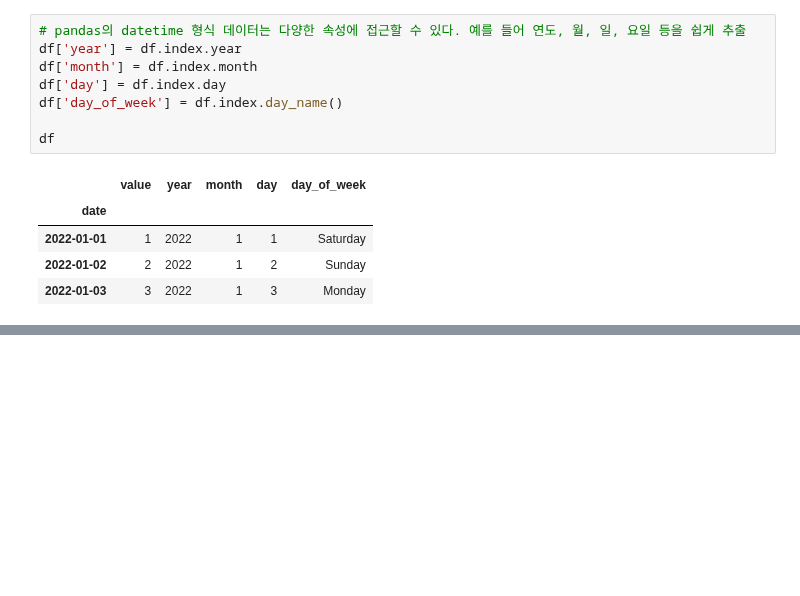
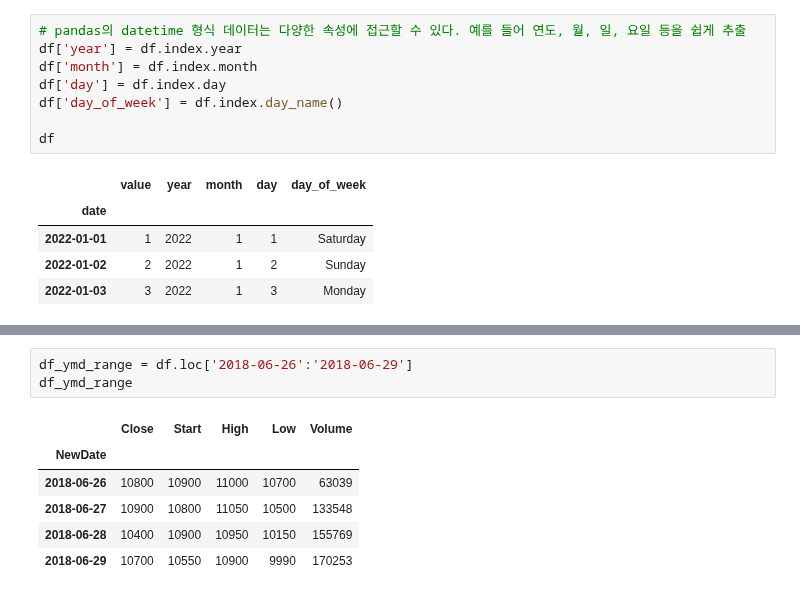
Before and after one commit to Kimhang-KDT/kita_2404, a Jupyter notebook: m3_분석 라이브러리/pandas_4_날짜.ipynb, the cells around one changed output, grey strips where cells are left out. Drawn from its saved outputs; the diff is of its cells as text; blank space fills up the shorter version.

```diff
--- a/m3_분석 라이브러리/pandas_4_날짜.ipynb
+++ b/m3_분석 라이브러리/pandas_4_날짜.ipynb
@@ -293,0 +337,10 @@ df1
+# %%
+df_ymd_range = df.loc['2018-06-26':'2018-06-29']
+df_ymd_range
+# %% [output]
+|  | Close | Start | High | Low | Volume |
+| NewDate |  |  |  |  |  |
+| 2018-06-26 | 10800 | 10900 | 11000 | 10700 | 63039 |
+| 2018-06-27 | 10900 | 10800 | 11050 | 10500 | 133548 |
+| 2018-06-28 | 10400 | 10900 | 10950 | 10150 | 155769 |
+| 2018-06-29 | 10700 | 10550 | 10900 | 9990 | 170253 |
```
Also changed, not shown: parts of 34 cells of this notebook.
